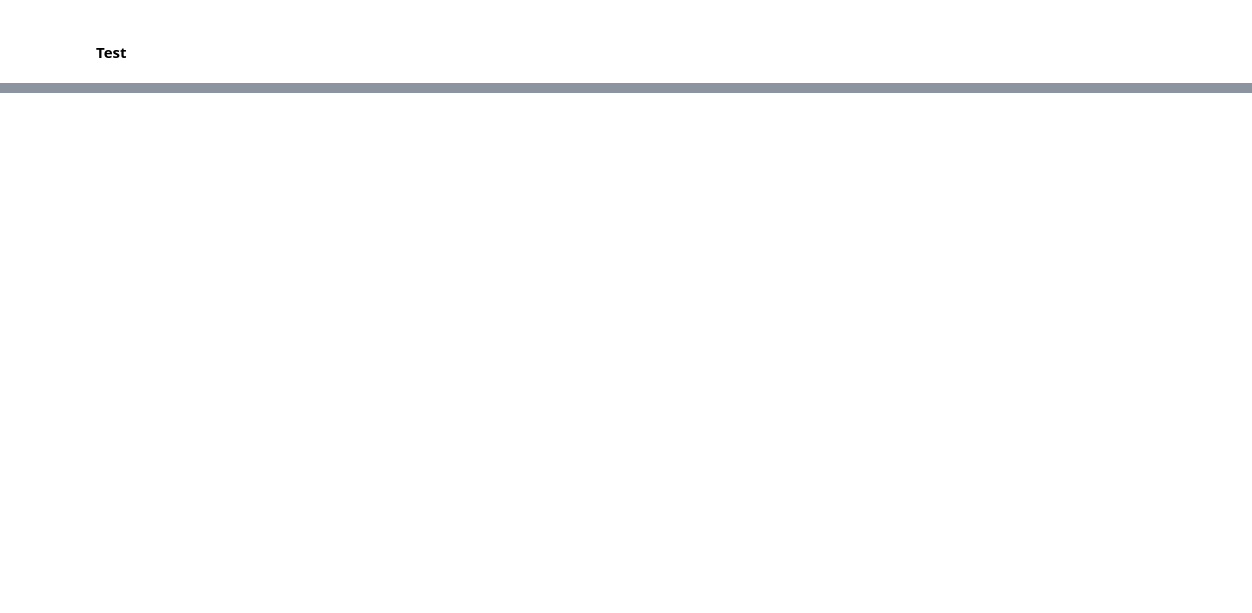
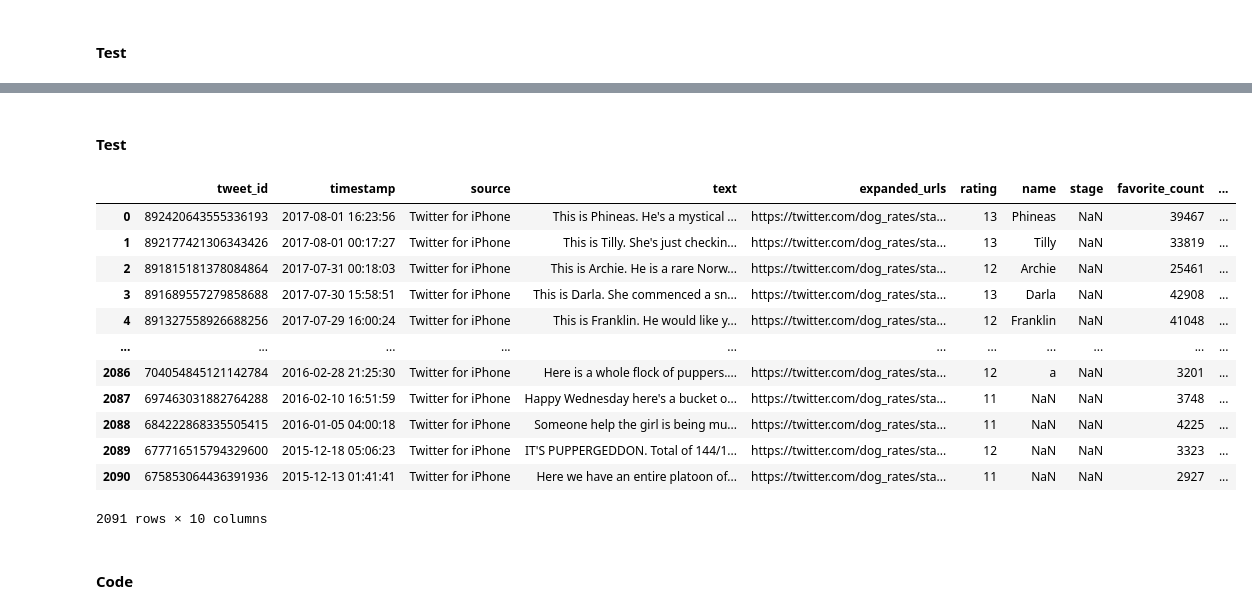
Before and after one commit to IbrahimMansey/WeRateDogs_Dataset, a Jupyter notebook: wrangle_act.ipynb, the cells around one changed output, grey strips where cells are left out. Saved outputs shown, nothing was run; the diff lists cells and outputs as text; code cells hidden in the pictures; blank space fills up the shorter version.

```diff
--- a/wrangle_act.ipynb
+++ b/wrangle_act.ipynb
@@ -621,0 +890,3 @@ As the denomirator is always equal to 10, I will keep only the numinator.
+# %%
+#replace empty strings with NaN
+twitter_archive_clean['stage'] = twitter_archive_clean['stage'].replace(r'^\s*$', np.NaN, regex=True)
@@ -621,0 +922,4 @@ As the denomirator is always equal to 10, I will keep only the numinator.
+# %%
+twitter_archive_clean.stage.loc[twitter_archive_clean.stage == 'doggopupper'] = 'doggo/pupper'
+twitter_archive_clean.stage.loc[twitter_archive_clean.stage == 'doggofloofer'] = 'doggo/floofer'
+twitter_archive_clean.stage.loc[twitter_archive_clean.stage == 'doggopuppo'] = 'doggo/puppo'
@@ -621,0 +931,2 @@ As the denomirator is always equal to 10, I will keep only the numinator.
+# %%
+twitter_archive_clean.stage = twitter_archive_clean.stage.astype('category')
@@ -621,0 +964,23 @@ As the denomirator is always equal to 10, I will keep only the numinator.
+# %%
+# merging twitter_archive_clean table with twitter_queried_clean table as tabel we_rate_dogs
+we_rate_dogs = twitter_archive_clean.merge(twitter_queried_clean, left_on='tweet_id', right_on='tweet_id')
+# %% [markdown]
+#### Test
+# %%
+we_rate_dogs
+# %% [output]
+|  | tweet_id | timestamp | source | text | expanded_urls | rating | name | stage | favorite_count | ... |
+| 0 | 892420643555336193 | 2017-08-01 16:23:56 | Twitter for iPhone | This is Phineas. He's a mystical ... | https://twitter.com/dog_rates/sta... | 13 | Phineas | NaN | 39467 | ... |
+| 1 | 892177421306343426 | 2017-08-01 00:17:27 | Twitter for iPhone | This is Tilly. She's just checkin... | https://twitter.com/dog_rates/sta... | 13 | Tilly | NaN | 33819 | ... |
+| 2 | 891815181378084864 | 2017-07-31 00:18:03 | Twitter for iPhone | This is Archie. He is a rare Norw... | https://twitter.com/dog_rates/sta... | 12 | Archie | NaN | 25461 | ... |
+| 3 | 891689557279858688 | 2017-07-30 15:58:51 | Twitter for iPhone | This is Darla. She commenced a sn... | https://twitter.com/dog_rates/sta... | 13 | Darla | NaN | 42908 | ... |
+| 4 | 891327558926688256 | 2017-07-29 16:00:24 | Twitter for iPhone | This is Franklin. He would like y... | https://twitter.com/dog_rates/sta... | 12 | Franklin | NaN | 41048 | ... |
+| ... | ... | ... | ... | ... | ... | ... | ... | ... | ... | ... |
+| 2086 | 704054845121142784 | 2016-02-28 21:25:30 | Twitter for iPhone | Here is a whole flock of puppers.... | https://twitter.com/dog_rates/sta... | 12 | a | NaN | 3201 | ... |
+| 2087 | 697463031882764288 | 2016-02-10 16:51:59 | Twitter for iPhone | Happy Wednesday here's a bucket o... | https://twitter.com/dog_rates/sta... | 11 | NaN | NaN | 3748 | ... |
+| 2088 | 684222868335505415 | 2016-01-05 04:00:18 | Twitter for iPhone | Someone help the girl is being mu... | https://twitter.com/dog_rates/sta... | 11 | NaN | NaN | 4225 | ... |
+| 2089 | 677716515794329600 | 2015-12-18 05:06:23 | Twitter for iPhone | IT'S PUPPERGEDDON. Total of 144/1... | https://twitter.com/dog_rates/sta... | 12 | NaN | NaN | 3323 | ... |
+| 2090 | 675853064436391936 | 2015-12-13 01:41:41 | Twitter for iPhone | Here we have an entire platoon of... | https://twitter.com/dog_rates/sta... | 11 | NaN | NaN | 2927 | ... |
+2091 rows × 10 columns
+# %% [markdown]
+#### Code
```
Also changed, not shown: parts of 66 cells of this notebook.
